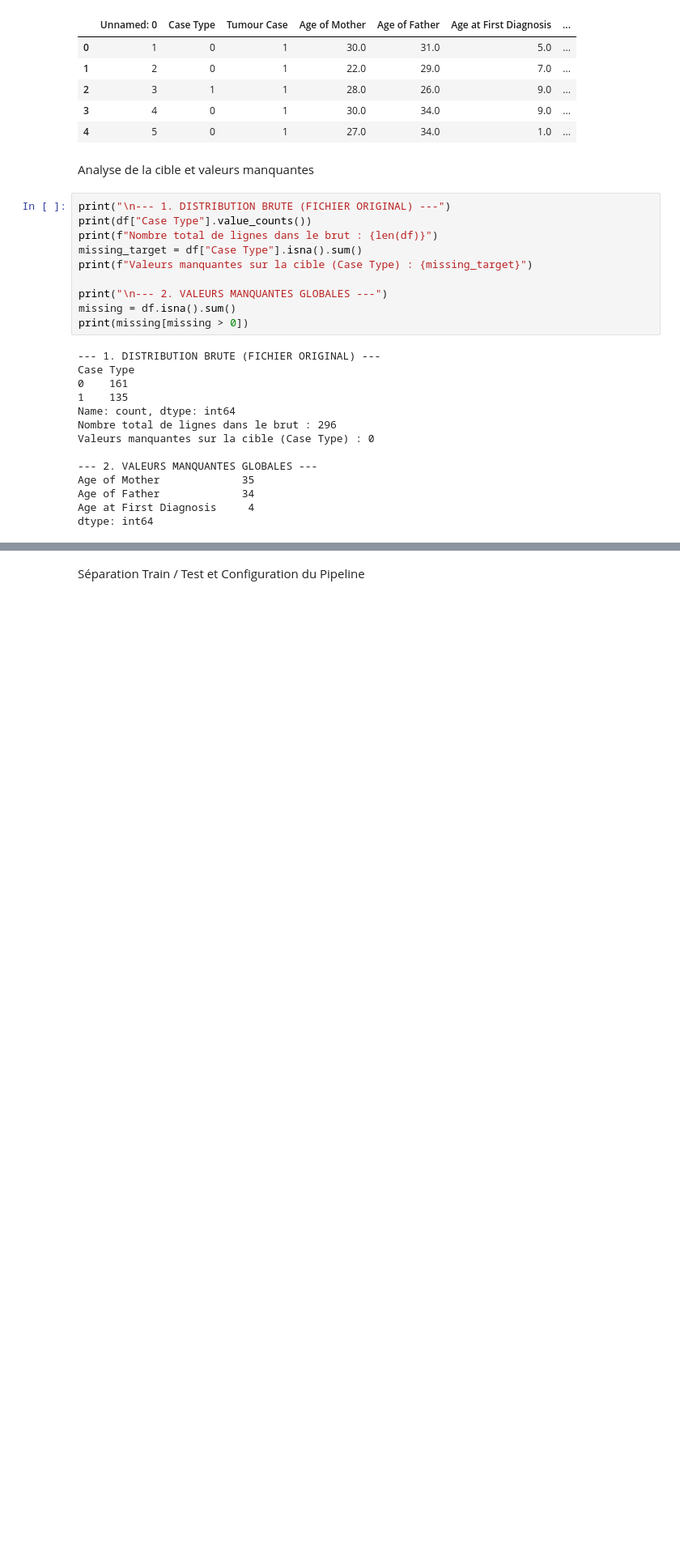
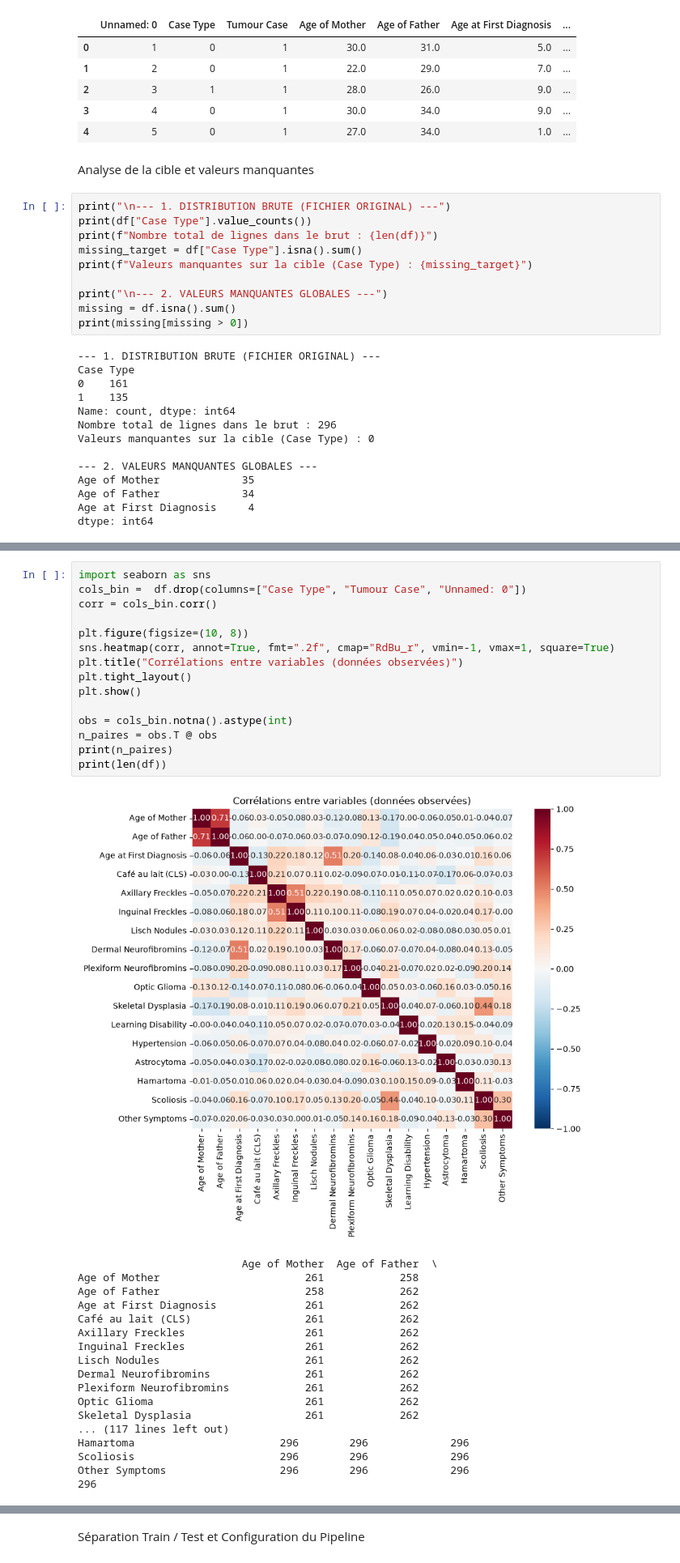
Before and after one commit to Mouhamadoukandji/nf1, a Jupyter notebook: notebooks/001_explorations.ipynb, the cells around one changed output, grey strips where cells are left out. Shown at 81% size. Saved outputs shown, nothing was run; the diff lists cells and outputs as text; blank space fills up the shorter version.

```diff
--- a/notebooks/001_explorations.ipynb
+++ b/notebooks/001_explorations.ipynb
@@ -151,0 +198,34 @@ p-value = 1.0000
+# %%
+import seaborn as sns
+cols_bin =  df.drop(columns=["Case Type", "Tumour Case", "Unnamed: 0"])
+corr = cols_bin.corr()
+
+plt.figure(figsize=(10, 8))
+sns.heatmap(corr, annot=True, fmt=".2f", cmap="RdBu_r", vmin=-1, vmax=1, square=True)
+plt.title("Corrélations entre variables (données observées)")
+plt.tight_layout()
+plt.show()
+
+obs = cols_bin.notna().astype(int)
+n_paires = obs.T @ obs
+print(n_paires)
+print(len(df))
+# %% [output]
+[figure, added]
+                          Age of Mother  Age of Father  \
+Age of Mother                       261            258
+Age of Father                       258            262
+Age at First Diagnosis              261            262
+Café au lait (CLS)                  261            262
+Axillary Freckles                   261            262
+Inguinal Freckles                   261            262
+Lisch Nodules                       261            262
+Dermal Neurofibromins               261            262
+Plexiform Neurofibromins            261            262
+Optic Glioma                        261            262
+Skeletal Dysplasia                  261            262
+... (117 lines left out)
+Hamartoma                       296        296             296
+Scoliosis                       296        296             296
+Other Symptoms                  296        296             296
+296
```
Also changed, not shown: parts of 11 cells of this notebook, 1 other file.
